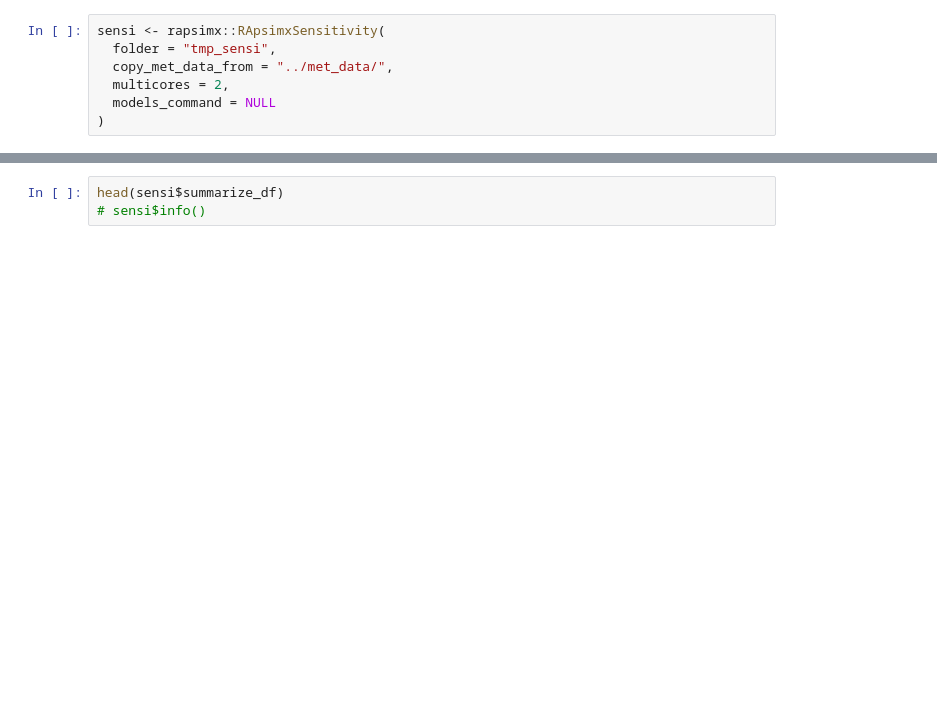
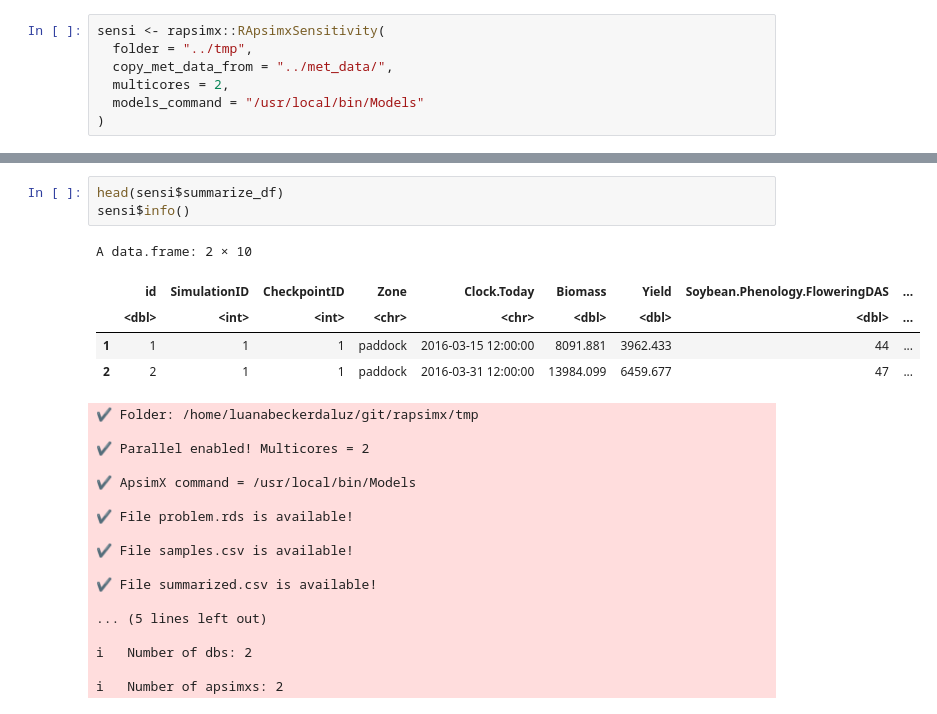
Before and after one commit to luanabeckerdaluz/rapsimx, a Jupyter notebook: examples/sensitivity.ipynb, the cells around one changed output, grey strips where cells are left out. Drawn from its saved outputs; the diff is of its cells as text; blank space fills up the shorter version.

Commit message:
:zap: Preview sample and summarize dataframes

```diff
--- a/examples/sensitivity.ipynb
+++ b/examples/sensitivity.ipynb
@@ -9,7 +33,7 @@
 # %%
 sensi <- rapsimx::RApsimxSensitivity(
-  folder = "tmp_sensi",
+  folder = "../tmp",
   copy_met_data_from = "../met_data/",
   multicores = 2,
-  models_command = NULL
+  models_command = "/usr/local/bin/Models"
 )
@@ -46,3 +177,26 @@ sensi$summarize(
 # %%
 head(sensi$summarize_df)
-# sensi$info()
+sensi$info()
+# %% [output]
+A data.frame: 2 × 10
+|  | id | SimulationID | CheckpointID | Zone | Clock.Today | Biomass | Yield | Soybean.Phenology.FloweringDAS | ... |
+|  | <dbl> | <int> | <int> | <chr> | <chr> | <dbl> | <dbl> | <dbl> | ... |
+| 1 | 1 | 1 | 1 | paddock | 2016-03-15 12:00:00 | 8091.881 | 3962.433 | 44 | ... |
+| 2 | 2 | 1 | 1 | paddock | 2016-03-31 12:00:00 | 13984.099 | 6459.677 | 47 | ... |
+✔ Folder: /home/luanabeckerdaluz/git/rapsimx/tmp
+
+✔ Parallel enabled! Multicores = 2
+
+✔ ApsimX command = /usr/local/bin/Models
+
+✔ File problem.rds is available!
+
+✔ File samples.csv is available!
+
+✔ File summarized.csv is available!
+
+... (5 lines left out)
+
+ℹ   Number of dbs: 2
+
+ℹ   Number of apsimxs: 2
```
Also changed, not shown: parts of 9 cells of this notebook, 1 other file.
